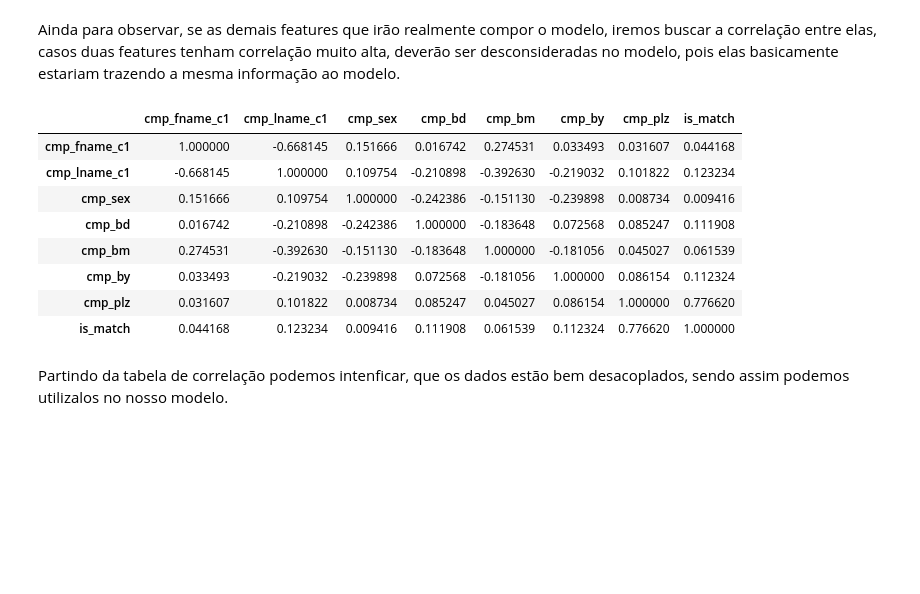
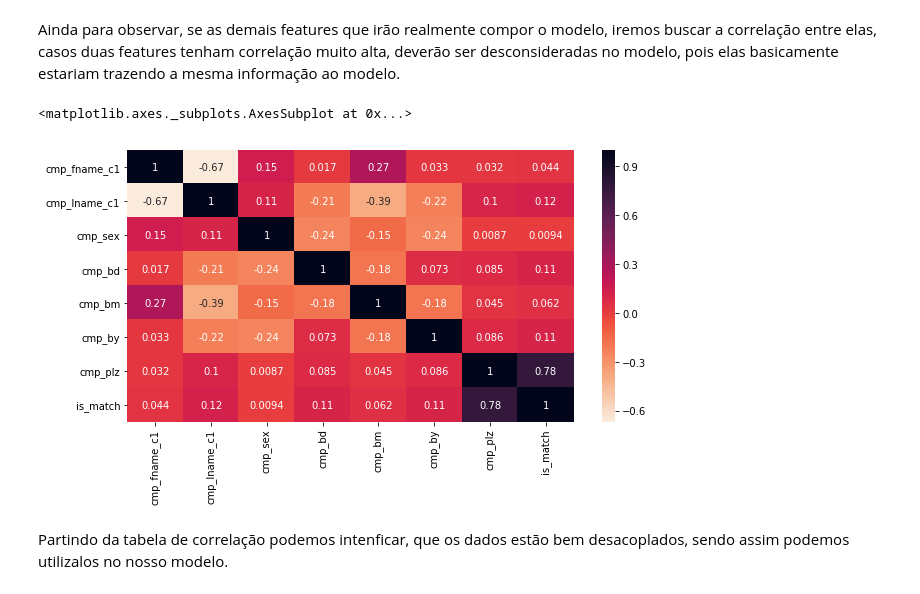
Before and after one commit to SkyNetRecruits/record_linkage_comparison_patterns_data_set, a Jupyter notebook: k_nearest_neighbors.ipynb, the cells around one changed output. Saved outputs shown, nothing was run; the diff lists cells and outputs as text; code cells hidden in the pictures; blank space fills up the shorter version.

```diff
--- a/k_nearest_neighbors.ipynb
+++ b/k_nearest_neighbors.ipynb
@@ -136,18 +135,12 @@ False
 Ainda para observar, se as demais features que irão realmente compor o modelo, iremos buscar a correlação entre elas,
 casos duas features tenham correlação muito alta, deverão ser desconsideradas no modelo, pois elas basicamente estariam
 trazendo a mesma informação ao modelo.
-# %%
-frame.corr()
-# %% [output]
-|  | cmp_fname_c1 | cmp_lname_c1 | cmp_sex | cmp_bd | cmp_bm | cmp_by | cmp_plz | is_match |
-| cmp_fname_c1 | 1.000000 | -0.668145 | 0.151666 | 0.016742 | 0.274531 | 0.033493 | 0.031607 | 0.044168 |
-| cmp_lname_c1 | -0.668145 | 1.000000 | 0.109754 | -0.210898 | -0.392630 | -0.219032 | 0.101822 | 0.123234 |
-| cmp_sex | 0.151666 | 0.109754 | 1.000000 | -0.242386 | -0.151130 | -0.239898 | 0.008734 | 0.009416 |
-| cmp_bd | 0.016742 | -0.210898 | -0.242386 | 1.000000 | -0.183648 | 0.072568 | 0.085247 | 0.111908 |
-| cmp_bm | 0.274531 | -0.392630 | -0.151130 | -0.183648 | 1.000000 | -0.181056 | 0.045027 | 0.061539 |
-| cmp_by | 0.033493 | -0.219032 | -0.239898 | 0.072568 | -0.181056 | 1.000000 | 0.086154 | 0.112324 |
-| cmp_plz | 0.031607 | 0.101822 | 0.008734 | 0.085247 | 0.045027 | 0.086154 | 1.000000 | 0.776620 |
-| is_match | 0.044168 | 0.123234 | 0.009416 | 0.111908 | 0.061539 | 0.112324 | 0.776620 | 1.000000 |
+# %%
+plt.figure(figsize=(10,5))
+sns.heatmap(frame.corr(),annot=True,cmap=sns.cm.rocket_r)
+# %% [output]
+<matplotlib.axes._subplots.AxesSubplot at 0x...>
+[figure, added]
 # %% [markdown]
 Partindo da tabela de correlação podemos intenficar, que os dados estão bem desacoplados, sendo assim podemos utilizalos no nosso modelo.
 # %%
```
Also changed, not shown: parts of 25 cells of this notebook, 1 other file.
